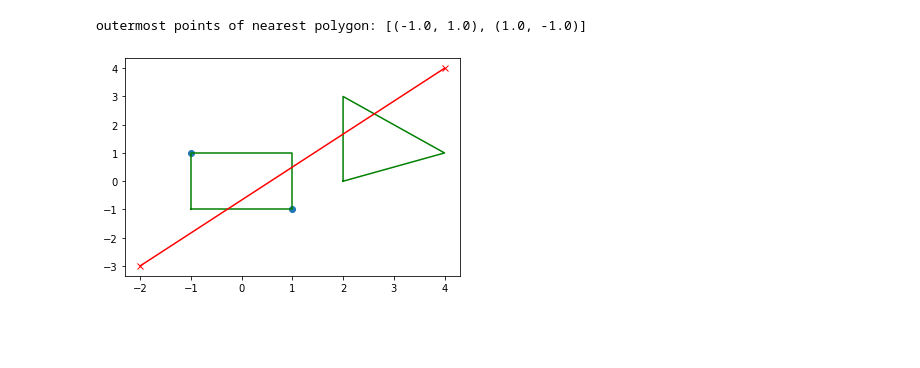
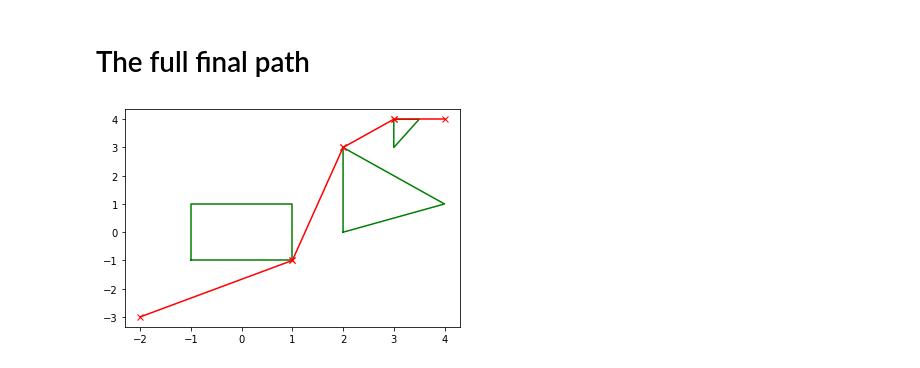
Before and after one commit to pratikluitel/ros-geofencing, a Jupyter notebook: Test notebooks/svga_test.ipynb, the cells around one changed output. Drawn from its saved outputs; the diff is of its cells as text; code cells hidden in the pictures; blank space fills up the shorter version.

Commit message:
added result plot

```diff
--- a/Test notebooks/svga_test.ipynb
+++ b/Test notebooks/svga_test.ipynb
@@ -104,0 +116,32 @@ def outermost_points(polys, path):
+# %%
+
+tempo_polys = sorted(polys,key=lambda x: x.distance(start), reverse=False)[:] # sorted list of polygons by distance from start point
+temp_start = start
+
+planned_path = []
+
+i=0
+while True:
+  temp_polys = tempo_polys[i:] # note: sort polys acc to distance from start first
+  temp_path = make_path(temp_start,end)
+
+  #checks if any polygon crosses path, if not, loop can break as there is a direct path to the end
+  crosses = False
+  for poly in temp_polys:
+    crosses = True if temp_path.crosses(poly) == True else crosses
+
+  for poly in polys:
+    plt.plot(*poly.exterior.xy, 'g')
+  plt.plot(*temp_path.xy, 'rx-')
+  plt.show()
+  i+=1
+  if crosses:
+    outermost_pts = outermost_points(temp_polys,temp_path)
+    plt.scatter([x[0] for x in outermost_pts], [x[1] for x in outermost_pts])
+    flag = end.distance(Point(outermost_pts[0])) < end.distance(Point(outermost_pts[1]))
+    temp_end = Point(outermost_pts[0]) if flag else Point(outermost_pts[1])
+    planned_path.append(make_path(temp_start,temp_end))
+    temp_start = temp_end
+  else:
+    planned_path.append(make_path(temp_start,end))
+    break
@@ -105,12 +153,10 @@ def outermost_points(polys, path):
+# %% [markdown]
+# The full final path
 # %%
-outermost_pts = outermost_points(polys,path)
-print('outermost points of nearest polygon:',outermost_pts)
-
 for poly in polys:
   plt.plot(*poly.exterior.xy, 'g')
-plt.plot(*path.xy, 'rx-')
-plt.scatter([x[0] for x in outermost_pts], [x[1] for x in outermost_pts])
+for path in planned_path:
+  plt.plot(*path.xy, 'rx-')
 plt.show()
 # %% [output]
-outermost points of nearest polygon: [(-1.0, 1.0), (1.0, -1.0)]
-[figure, old version]
+[figure, new version]
```
Also changed, not shown: parts of 9 cells of this notebook.
